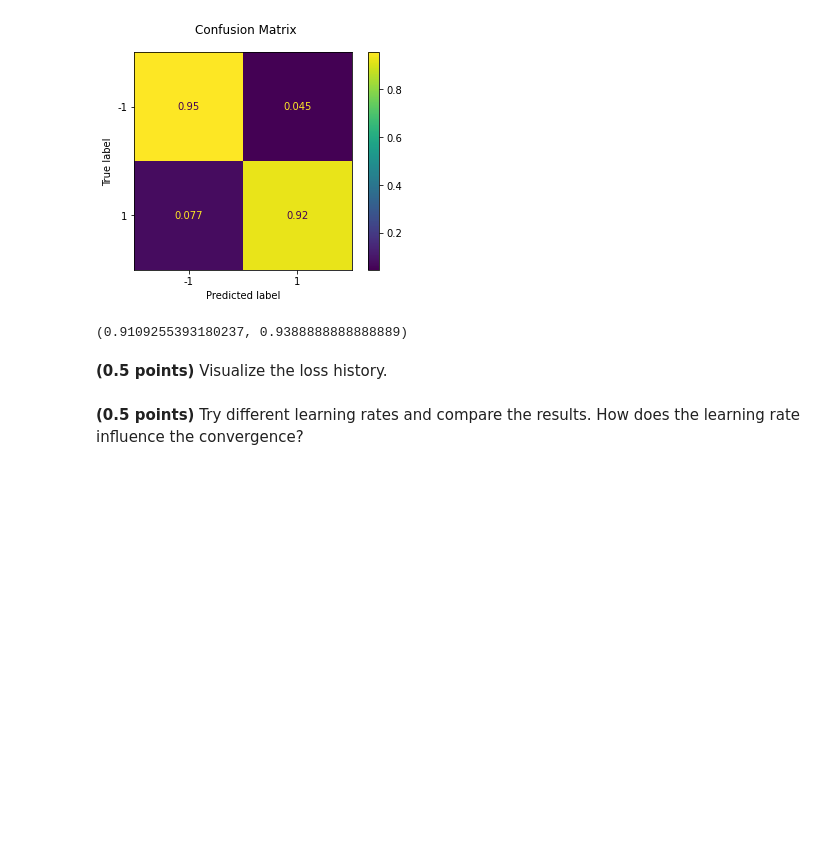
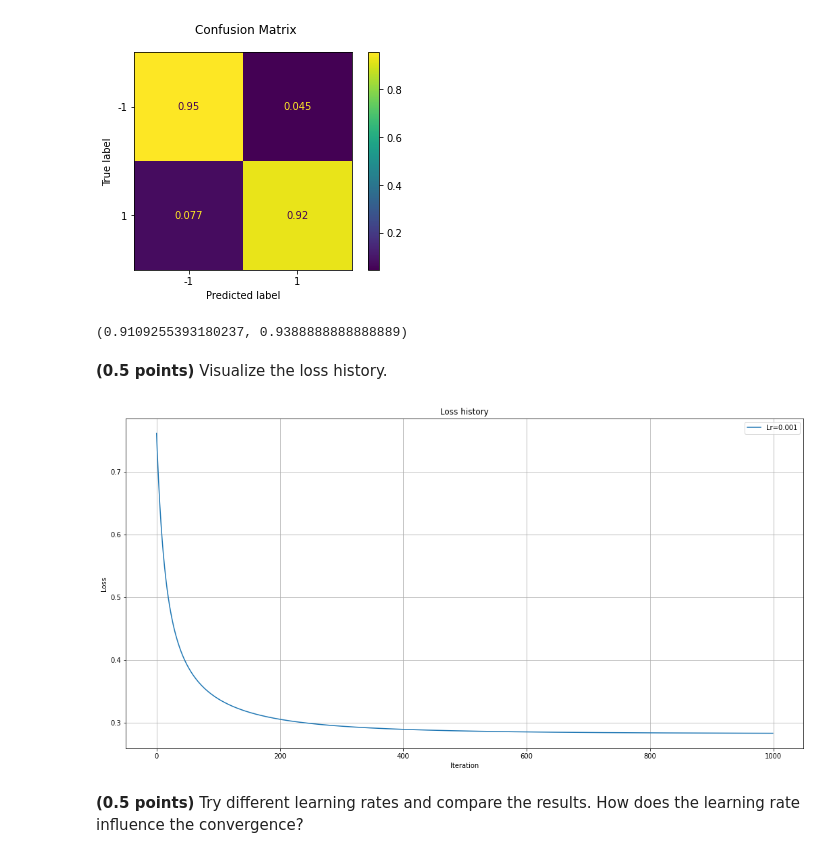
Before and after one commit to slobby/ml_task5, a Jupyter notebook: hw_classification.ipynb, the cells around one changed output. Cells and saved outputs as stored; diff of their text form; code cells hidden in the pictures; blank space fills up the shorter version.

```diff
--- a/hw_classification.ipynb
+++ b/hw_classification.ipynb
@@ -65,13 +65,14 @@ class CustomLogisticRegression:
         self.tol = tol
         self.random_state = np.random.RandomState(seed=random_state)
         self.zero_init = zero_init
+        self.loss_history = []
 
     def get_sigmoid(self, X, weights):
         return 1/(1+np.exp(-X @ weights))
 
-    def get_loss(self, X, y):
-       X_ext = np.hstack([np.ones((X.shape[0], 1)), X])
-       return np.sum(np.log(1+np.exp(-(X_ext @ self.weights_)*y)))/len(y)+(1/(2*self.C))*(np.sum(np.abs(self.weights_)**2))
+    def get_loss(self, X_ext, y):
+    #    X_ext = np.hstack([np.ones((X.shape[0], 1)), X])
+        return np.sum(np.log(1+np.exp(-(X_ext @ self.weights_)*y)))/len(y)+(1/(2*self.C))*(np.sum(np.abs(self.weights_)**2))
 
     def fit(self, X, y):
         """Fit the model.
@@ -89,13 +90,12 @@ class CustomLogisticRegression:
             weight_threshold = 1.0 / (2 * num_features)
             self.weights_ = self.random_state.uniform(low=-weight_threshold,
                                                       high=weight_threshold, size=num_features) # random weight initialization
-
+        self.loss_history = []
         for i in range(self.max_iter):
-            j=i
+            self.loss_history.append(self.get_loss(X_ext, y))
             delta = np.sum(
                 X_ext*y[:, None]*(1-1/(1+np.exp(-(X_ext @ self.weights_)*y))[:, None]), axis=0)/len(y)-(1/self.C)*self.weights_
             self.weights_ += self.eta * delta
-            dd=delta
             if np.linalg.norm(self.eta * delta) < self.tol:
                 break
 
@@ -209,5 +209,17 @@ train_acc, test_acc
 (0.9109255393180237, 0.9388888888888889)
 # %%
 assert min(train_acc, test_acc) > 0.9
+# %%
+def plot_loss_graph_lr(models_arr, xlabel='Iteration', ylabel='Loss', title='Loss history'):
+    plt.figure(figsize=(18, 9))
+    for model in models_arr:
+        plt.plot(range(len(model.loss_history)),
+                 model.loss_history, label=f'Lr={model.eta}')
+    plt.title(title)
+    plt.xlabel(xlabel)
+    plt.ylabel(ylabel)
+    plt.grid(True)
+    plt.legend(loc='upper right')
+    plt.show()
 # %% [markdown]
 **(0.5 points)** Visualize the loss history.
@@ -216,2 +226,6 @@ assert min(train_acc, test_acc) > 0.9
+# %%
+plot_loss_graph_lr([model])
+# %% [output]
+[figure, added]
 # %% [markdown]
 **(0.5 points)** Try different learning rates and compare the results. How does the learning rate influence the convergence?
```
Also changed, not shown: parts of 28 cells of this notebook.
